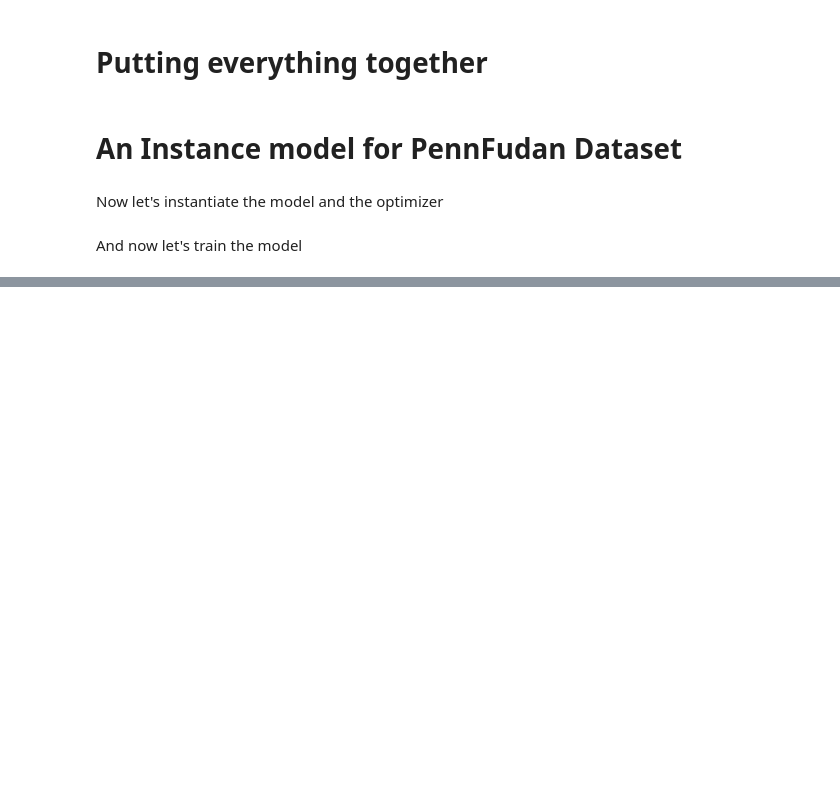
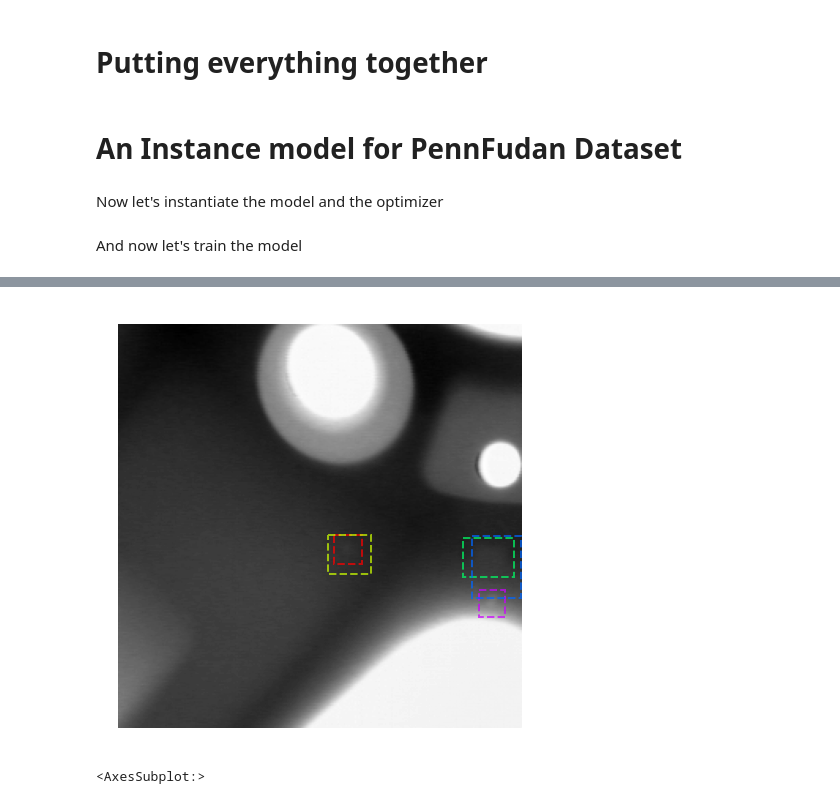
Before and after one commit to benwufc/CropGDXray-Object-Detection, a Jupyter notebook: FasterRCNN-instance-Finetuning.ipynb, the cells around one changed output, grey strips where cells are left out. Cells and saved outputs as stored; diff of their text form; code cells hidden in the pictures; blank space fills up the shorter version.

```diff
--- a/FasterRCNN-instance-Finetuning.ipynb
+++ b/FasterRCNN-instance-Finetuning.ipynb
@@ -228,5 +231,5 @@ from torch.optim.lr_scheduler import StepLR
 # %%
-num_epochs =2
+num_epochs =50
 
 for epoch in range(num_epochs):
     # train for one epoch, printing every 10 iterations
@@ -234,5 +237,6 @@ for epoch in range(num_epochs):
     # update the learning rate
     lr_scheduler.step()
     # evaluate on the test dataset
-    evaluate(model, data_loader_test, device=device)
+    APs = evaluate_compute_batch_ap(model, data_loader_test, device=device)
+    print("mAP @ IoU=50: ", np.mean(APs))
 # %% [output]
@@ -295,0 +303,5 @@ def train_one_epoch(model, optimizer, data_loader, device, epoch, print_freq, sc
+# %%
+visualize.display_instances(img, prediction[0]['boxes'].cpu(), figsize=(8, 8))
+# %% [output]
+[figure, added]
+<AxesSubplot:>
```
Also changed, not shown: parts of 23 cells of this notebook, 1 other file.
